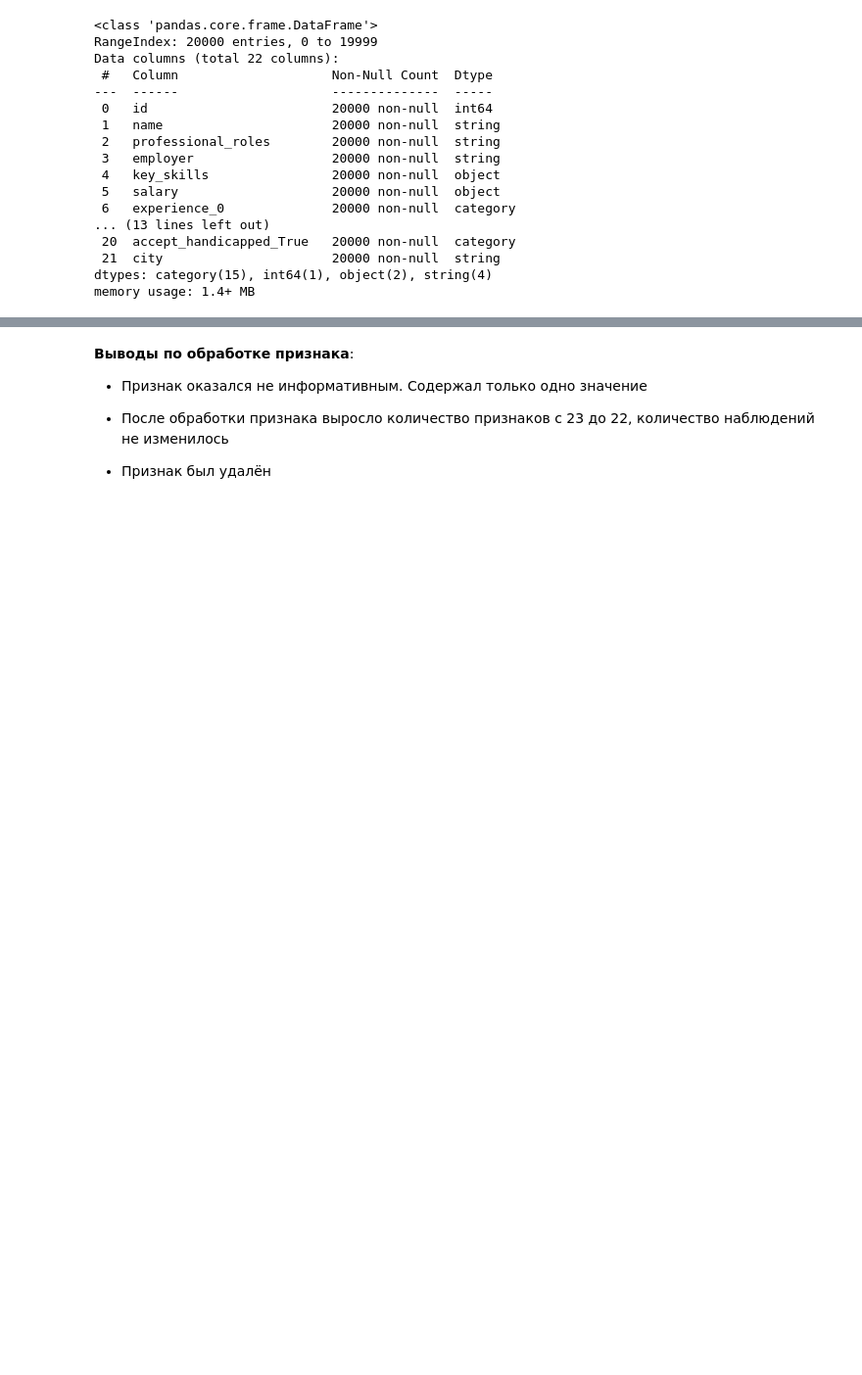
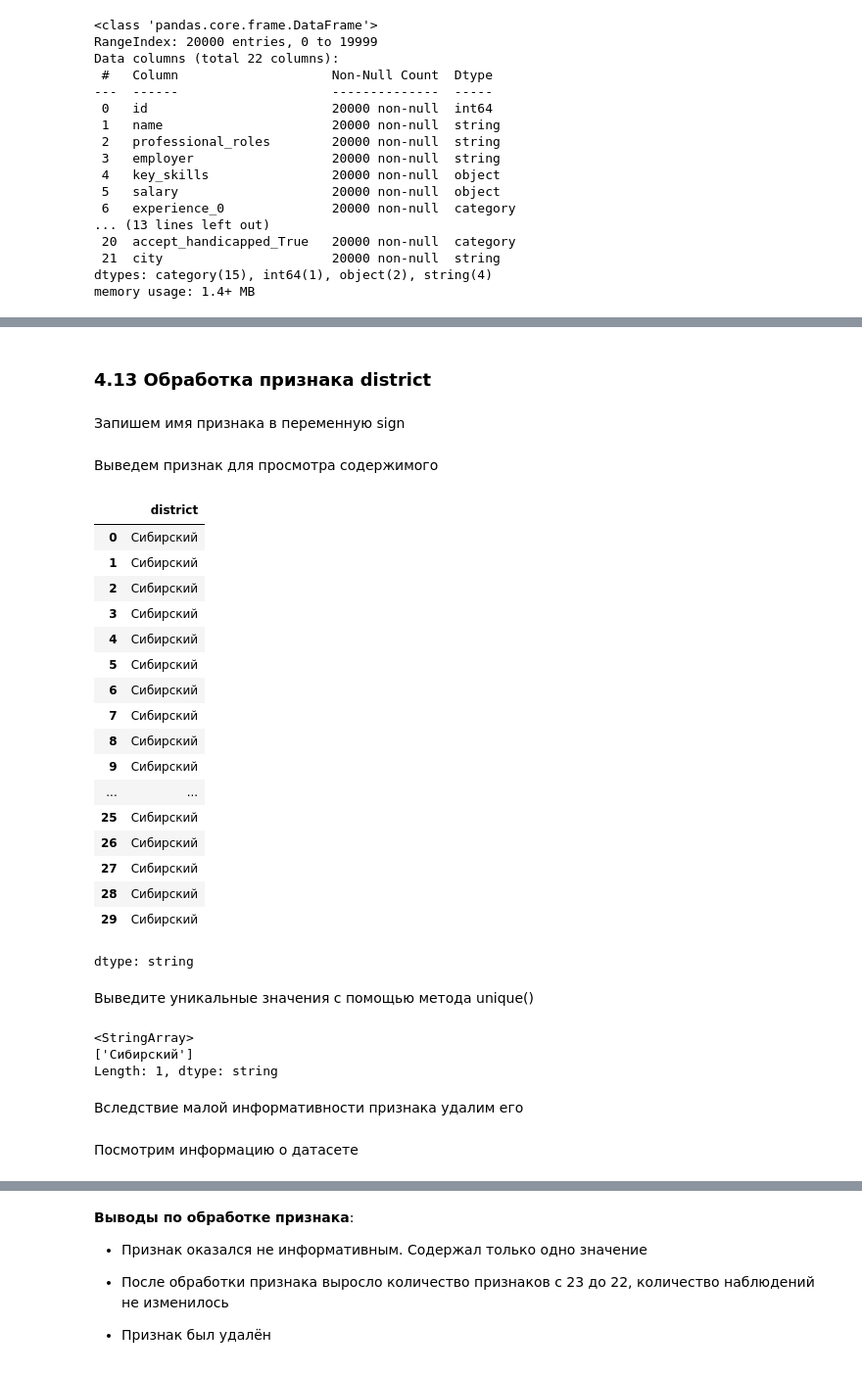
Before and after one commit to NikitaMarnykh/labor_market_analysis, a Jupyter notebook: Марных_Н_В_и_Оборотов_М_В_анализ_рынка_труда_advanced_plus.ipynb, the cells around one changed output, grey strips where cells are left out. Shown: that part at 98% size. Drawn from its saved outputs; the diff is of its cells as text; code cells hidden in the pictures; blank space fills up the shorter version.

Commit message:
Обновлён файл "Марных_Н_В_и_Оборотов_М_В_анализ_рынка_труда_advanced_plus.ipynb"
    - Добавлена предобработка признака district

```diff
--- a/Марных_Н_В_и_Оборотов_М_В_анализ_рынка_труда_advanced_plus.ipynb
+++ b/Марных_Н_В_и_Оборотов_М_В_анализ_рынка_труда_advanced_plus.ipynb
@@ -1321,12 +1321,13 @@ def parse_area(area_str: str) -> pd.Series:
     area_dict = json.loads(area_str)
     return pd.Series([area_dict.get('country'),
                       area_dict.get('region'),
+                      area_dict.get('district'),
                       area_dict.get('city')
                       ])
 # %% [markdown]
 Присоединим новые признаки к датасету
 # %%
-dataset[['country', 'region', 'city']] = dataset[sign].apply(parse_area)
+dataset[['country', 'region', 'district', 'city']] = dataset[sign].apply(parse_area)
 dataset
 # %% [output]
 |  | id | name | professional_roles | employer | key_skills | area | salary | experience_0 | ... |
@@ -1349,7 +1350,7 @@ dataset.drop(sign, axis=1, inplace=True)
 # %% [markdown]
 Приведём новые признаки к типу string
 # %%
-dataset[['country', 'region', 'city']] = dataset[['country', 'region', 'city']].astype('string')
+dataset[['country', 'region', 'district', 'city']] = dataset[['country', 'region', 'district', 'city']].astype('string')
 # %% [markdown]
 Посмотрим информацию о датасете
 # %%
@@ -1518,0 +1528,39 @@ memory usage: 1.4+ MB
+# %% [markdown]
+### 4.13 Обработка признака district
+# %% [markdown]
+Запишем имя признака в переменную sign
+# %%
+sign = 'district'
+# %% [markdown]
+Выведем признак для просмотра содержимого
+# %%
+dataset[sign].head(30)
+# %% [output]
+|  | district |
+| 0 | Сибирский |
+| 1 | Сибирский |
+| 2 | Сибирский |
+| 3 | Сибирский |
+| 4 | Сибирский |
+| 5 | Сибирский |
+| 6 | Сибирский |
+| 7 | Сибирский |
+| 8 | Сибирский |
+| 9 | Сибирский |
+| ... | ... |
+| 25 | Сибирский |
+| 26 | Сибирский |
+| 27 | Сибирский |
+| 28 | Сибирский |
+| 29 | Сибирский |
+dtype: string
+# %% [markdown]
+Выведите уникальные значения с помощью метода unique()
+# %%
+dataset[sign].unique()
+# %% [output]
+<StringArray>
+['Сибирский']
+Length: 1, dtype: string
+# %% [markdown]
+Вследствие малой информативности признака удалим его
@@ -1518,0 +1569,2 @@ memory usage: 1.4+ MB
+# %% [markdown]
+Посмотрим информацию о датасете
```
Also changed, not shown: parts of 35 cells of this notebook.
